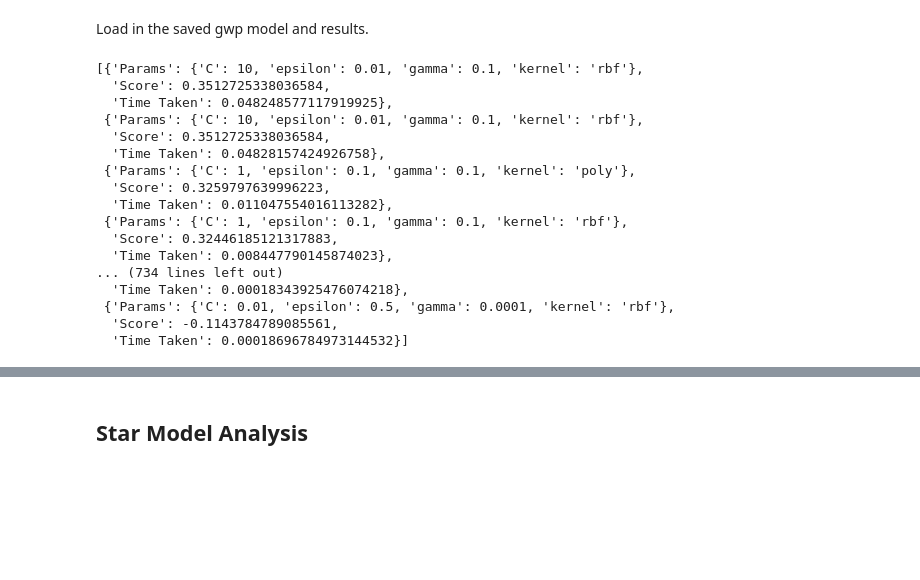
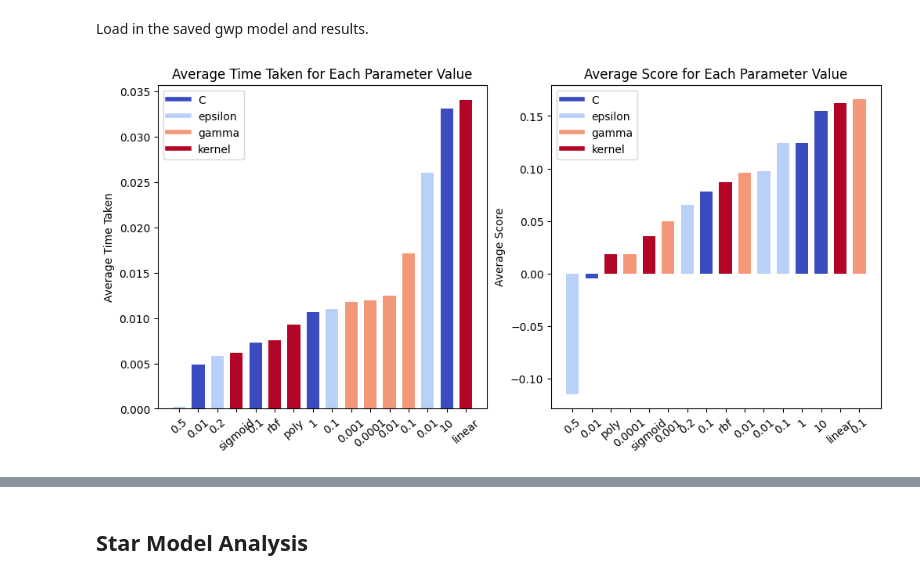
Before and after one commit to TNicko/DataMiningML, a Jupyter notebook: task3_2.ipynb, the cells around one changed output, grey strips where cells are left out. Cells and saved outputs as stored; diff of their text form; code cells hidden in the pictures; blank space fills up the shorter version.

```diff
--- a/task3_2.ipynb
+++ b/task3_2.ipynb
@@ -118,23 +118,6 @@ gwp_model.load_model('models/gwp/svr.pkl')
 gwp_model.load_results('results/gwp/svr.pkl')
 # %%
 gwp_configurations = gwp_model.get_configurations(sort_by='Score', n_results=250, ascending=False)
-len(gwp_configurations)
-gwp_configurations
+bar_plot_avg_metrics(gwp_configurations)
 # %% [output]
-[{'Params': {'C': 10, 'epsilon': 0.01, 'gamma': 0.1, 'kernel': 'rbf'},
-  'Score': 0.3512725338036584,
-  'Time Taken': 0.048248577117919925},
- {'Params': {'C': 10, 'epsilon': 0.01, 'gamma': 0.1, 'kernel': 'rbf'},
-  'Score': 0.3512725338036584,
-  'Time Taken': 0.04828157424926758},
- {'Params': {'C': 1, 'epsilon': 0.1, 'gamma': 0.1, 'kernel': 'poly'},
-  'Score': 0.3259797639996223,
-  'Time Taken': 0.011047554016113282},
- {'Params': {'C': 1, 'epsilon': 0.1, 'gamma': 0.1, 'kernel': 'rbf'},
-  'Score': 0.32446185121317883,
-  'Time Taken': 0.008447790145874023},
-... (734 lines left out)
-  'Time Taken': 0.00018343925476074218},
- {'Params': {'C': 0.01, 'epsilon': 0.5, 'gamma': 0.0001, 'kernel': 'rbf'},
-  'Score': -0.1143784789085561,
-  'Time Taken': 0.00018696784973144532}]
+[figure, added]
```
Also changed, not shown: parts of 2 cells of this notebook, 5 other files.
